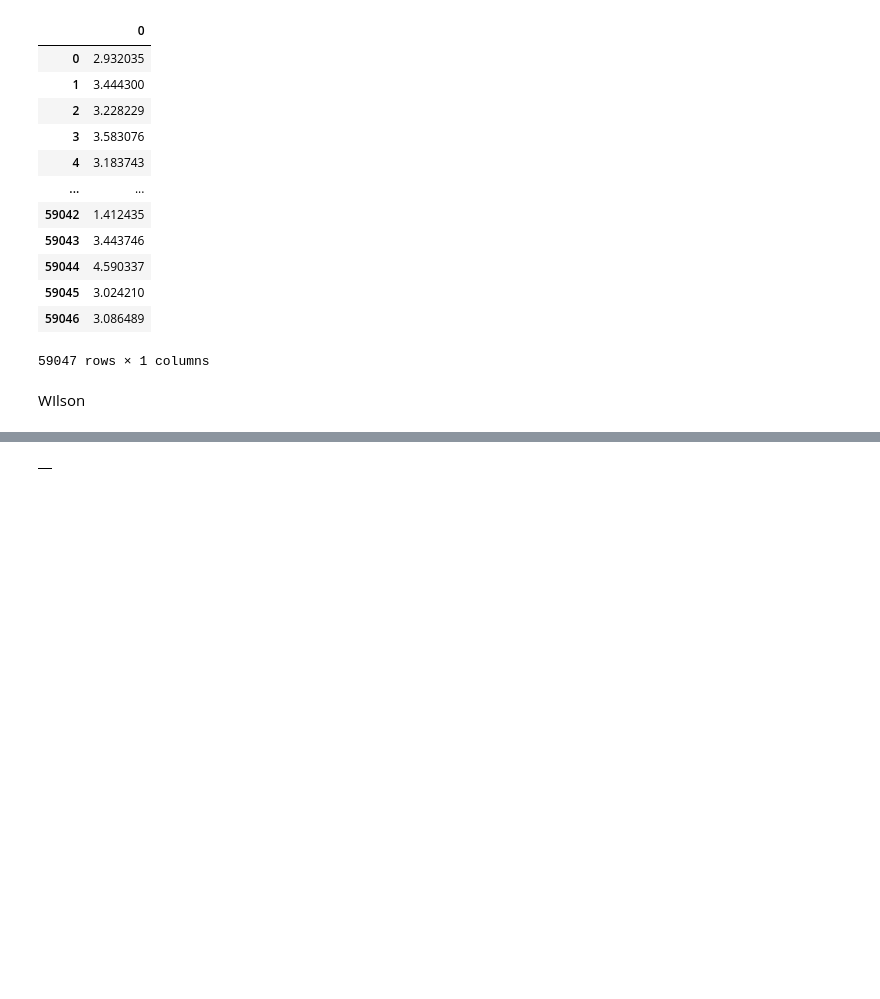
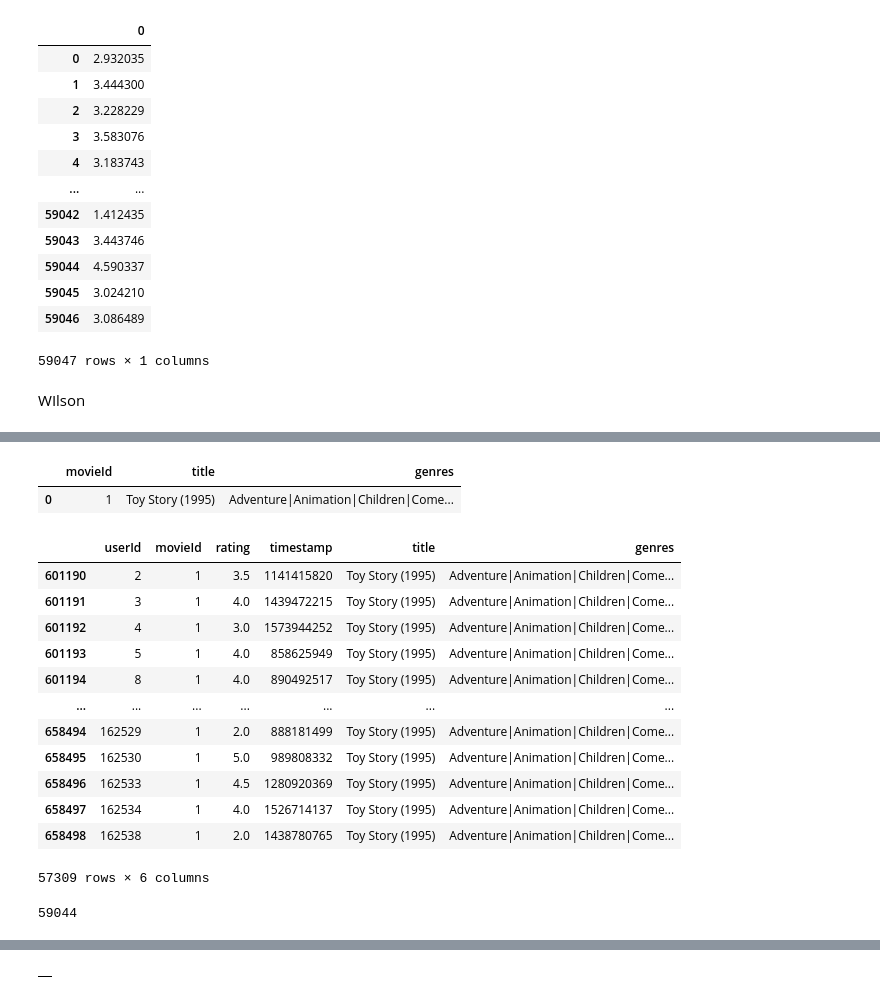
Before and after one commit to vincentlewi/import-group_name, a Jupyter notebook: backend/test.ipynb, the cells around one changed output, grey strips where cells are left out. Saved outputs shown, nothing was run; the diff lists cells and outputs as text; code cells hidden in the pictures; blank space fills up the shorter version.

```diff
--- a/backend/test.ipynb
+++ b/backend/test.ipynb
@@ -90,0 +238,27 @@ WIlson
+# %%
+movies[movies.movieId==1]
+# %% [output]
+|  | movieId | title | genres |
+| 0 | 1 | Toy Story (1995) | Adventure|Animation|Children|Come... |
+# %%
+df[df.movieId == 1]
+# %% [output]
+|  | userId | movieId | rating | timestamp | title | genres |
+| 601190 | 2 | 1 | 3.5 | 1141415820 | Toy Story (1995) | Adventure|Animation|Children|Come... |
+| 601191 | 3 | 1 | 4.0 | 1439472215 | Toy Story (1995) | Adventure|Animation|Children|Come... |
+| 601192 | 4 | 1 | 3.0 | 1573944252 | Toy Story (1995) | Adventure|Animation|Children|Come... |
+| 601193 | 5 | 1 | 4.0 | 858625949 | Toy Story (1995) | Adventure|Animation|Children|Come... |
+| 601194 | 8 | 1 | 4.0 | 890492517 | Toy Story (1995) | Adventure|Animation|Children|Come... |
+| ... | ... | ... | ... | ... | ... | ... |
+| 658494 | 162529 | 1 | 2.0 | 888181499 | Toy Story (1995) | Adventure|Animation|Children|Come... |
+| 658495 | 162530 | 1 | 5.0 | 989808332 | Toy Story (1995) | Adventure|Animation|Children|Come... |
+| 658496 | 162533 | 1 | 4.5 | 1280920369 | Toy Story (1995) | Adventure|Animation|Children|Come... |
+| 658497 | 162534 | 1 | 4.0 | 1526714137 | Toy Story (1995) | Adventure|Animation|Children|Come... |
+| 658498 | 162538 | 1 | 2.0 | 1438780765 | Toy Story (1995) | Adventure|Animation|Children|Come... |
+57309 rows × 6 columns
+# %%
+test = df.groupby('userId').movieId.count()
+user_ids = test[test > 20].index
+df[df.userId.isin(user_ids)].movieId.nunique()
+# %% [output]
+59044
```
Also changed, not shown: parts of 19 cells of this notebook.
